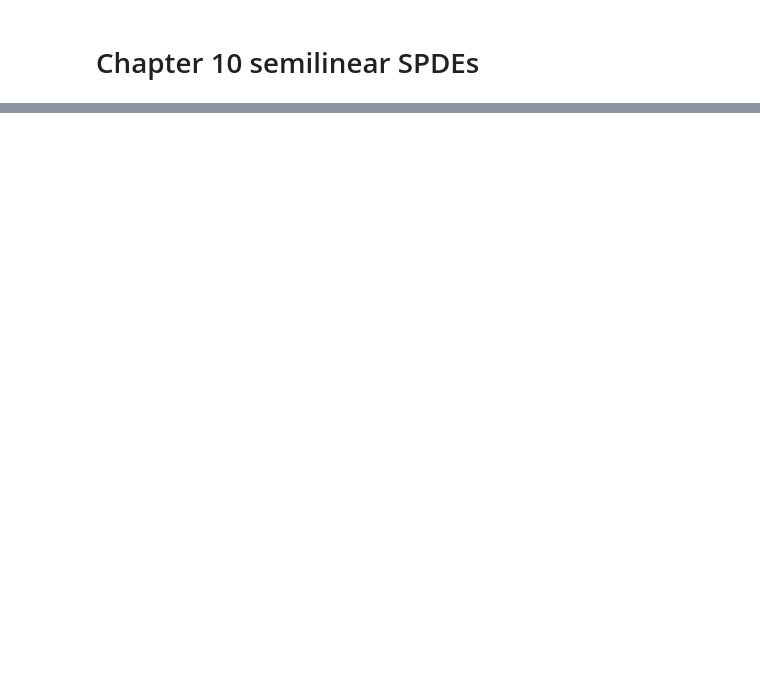
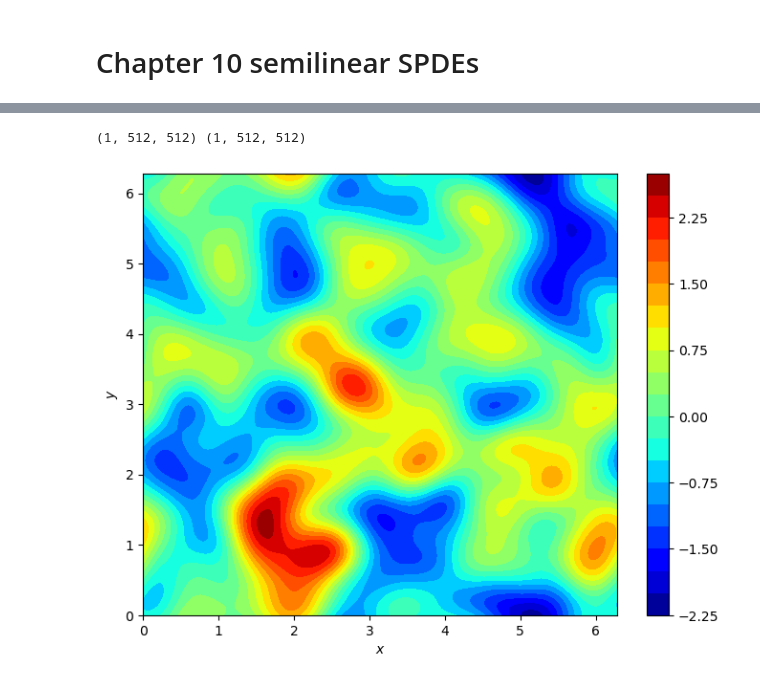
Before and after one commit to cgymmy/learnSDE, a Jupyter notebook: Chp10.ipynb, the cells around one changed output, grey strips where cells are left out. Saved outputs shown, nothing was run; the diff lists cells and outputs as text; code cells hidden in the pictures; blank space fills up the shorter version.

```diff
--- a/Chp10.ipynb
+++ b/Chp10.ipynb
@@ -10,6 +10,10 @@ from scipy.sparse import linalg
 from mpl_toolkits.mplot3d import Axes3D
 import Utils
 import time
+fft=np.fft.fft
+fft2=np.fft.fft2
+ifft=np.fft.ifft
+ifft2=np.fft.ifft2
 # %%
 def icspde_dst1(u):
     return scipy.fftpack.dst(u,type=1,axis=0)/2
@@ -52,0 +111,23 @@ s=ax.set_title(r'Fig 10.5(a)') # change r to 2 for Fig 10.5(b)
+# %%
+J=[512, 512]; dtref=0.01; kappa=100; a=[2*pi, 2*pi]
+alpha=0.05; bj = Get_twod_bj(dtref, J, a, alpha)
+W1, W2 = Get_twod_dW(bj, kappa, 1)
+print(W1.shape, W2.shape)
+
+W = np.zeros((J[0], J[1], 101))
+t = np.linspace(0, 1, 101)
+for k in range(0, 99, 2):
+    W1, W2 = Get_twod_dW(bj, 1, 1)
+    W[:, :, k + 1] = W[:, :, k] + W1[0, :, :]
+    W[:, :, k + 2] = W[:, :, k + 1] + W2[0, :, :]
+#
+gridx = np.linspace(0, a[0], J[0])
+gridy = np.linspace(0, a[1], J[1])
+fig, ax = plt.subplots(figsize=(8, 6))
+CS=ax.contourf(gridy,gridx,W[:, :, -1], 20, cmap='jet')
+s=ax.set_xlabel(r'$x$')
+s=ax.set_ylabel(r'$y$')
+s=plt.colorbar(CS)
+# %% [output]
+(1, 512, 512) (1, 512, 512)
+[figure, added]
```
Also changed, not shown: parts of 4 cells of this notebook, 1 other file.
